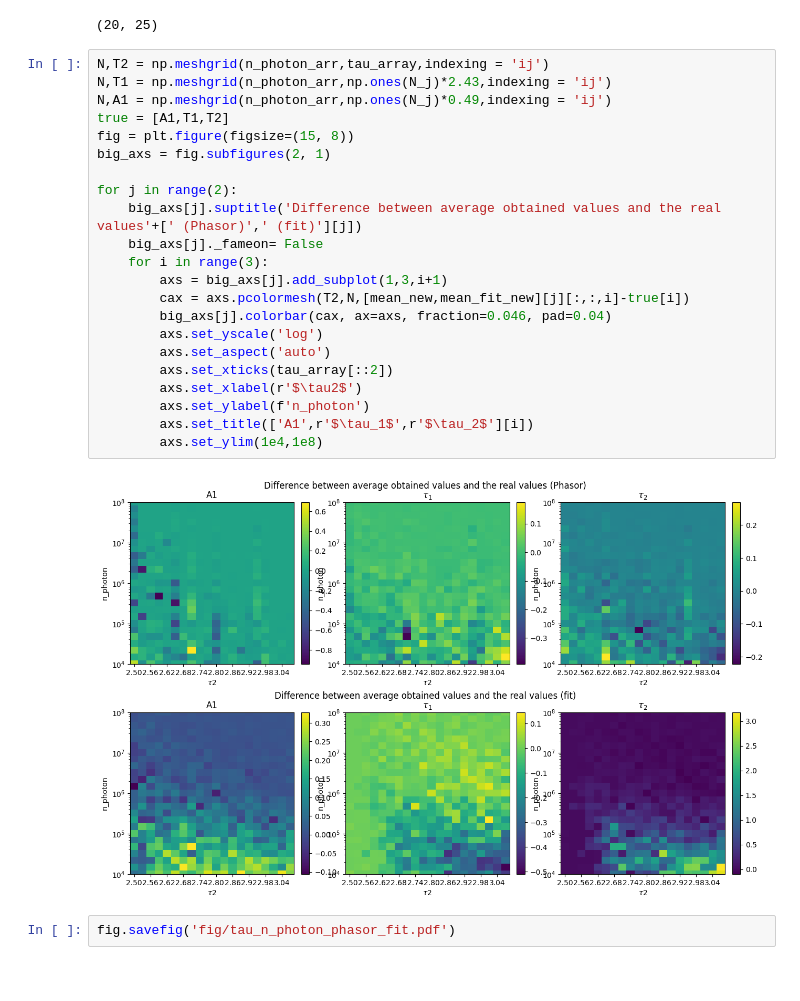
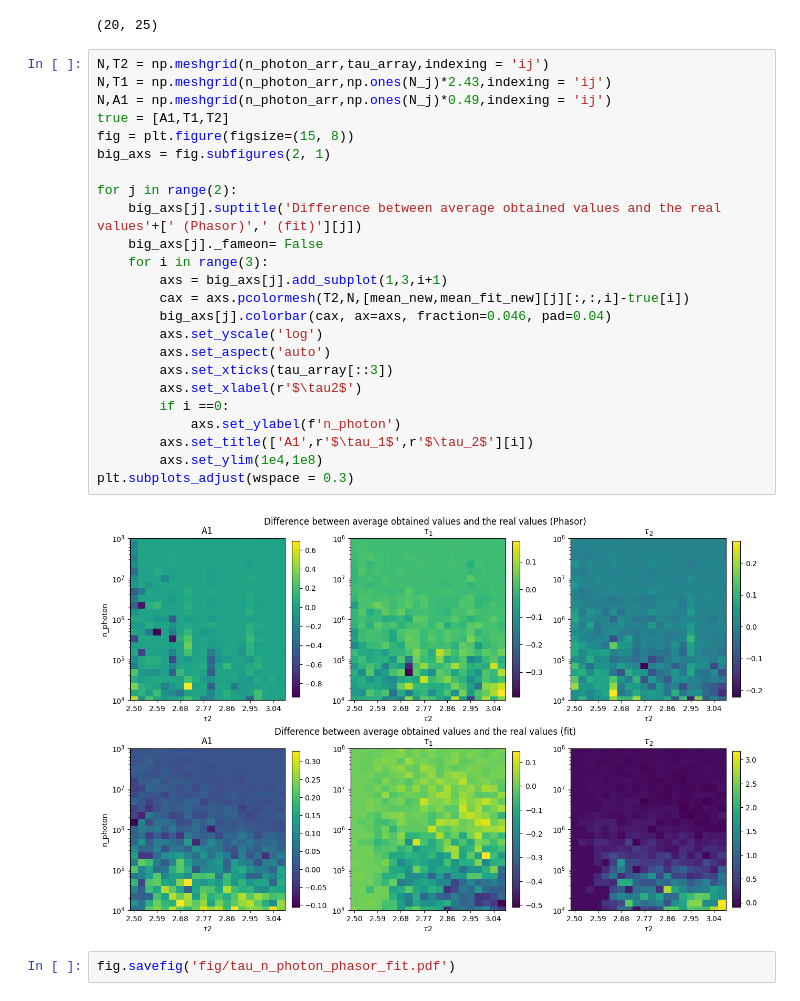
Before and after one commit to ngcnpeter/Y3_Group_Project_2B, a Jupyter notebook: TCSPC-simulation/Comparing by critical lifetime ratio (PHASOR part) (1).ipynb, the cells around one changed output. Saved outputs shown, nothing was run; the diff lists cells and outputs as text.

Commit message:
tau_separation new plots

```diff
--- a/TCSPC-simulation/Comparing by critical lifetime ratio (PHASOR part) (1).ipynb
+++ b/TCSPC-simulation/Comparing by critical lifetime ratio (PHASOR part) (1).ipynb
@@ -148,27 +148,29 @@ T2.shape
 # %%
 N,T2 = np.meshgrid(n_photon_arr,tau_array,indexing = 'ij')
 N,T1 = np.meshgrid(n_photon_arr,np.ones(N_j)*2.43,indexing = 'ij')
 N,A1 = np.meshgrid(n_photon_arr,np.ones(N_j)*0.49,indexing = 'ij')
 true = [A1,T1,T2]
 fig = plt.figure(figsize=(15, 8))
 big_axs = fig.subfigures(2, 1)
 
 for j in range(2):
     big_axs[j].suptitle('Difference between average obtained values and the real values'+[' (Phasor)',' (fit)'][j])
     big_axs[j]._fameon= False
     for i in range(3):
         axs = big_axs[j].add_subplot(1,3,i+1)
         cax = axs.pcolormesh(T2,N,[mean_new,mean_fit_new][j][:,:,i]-true[i])
         big_axs[j].colorbar(cax, ax=axs, fraction=0.046, pad=0.04)
         axs.set_yscale('log')
         axs.set_aspect('auto')
-        axs.set_xticks(tau_array[::2])
+        axs.set_xticks(tau_array[::3])
         axs.set_xlabel(r'$\tau2$')
-        axs.set_ylabel(f'n_photon')
+        if i ==0:
+            axs.set_ylabel(f'n_photon')
         axs.set_title(['A1',r'$\tau_1$',r'$\tau_2$'][i])
         axs.set_ylim(1e4,1e8)
+plt.subplots_adjust(wspace = 0.3)
 # %% [output]
-[figure, old version]
+[figure, new version]
 # %%
 fig.savefig('fig/tau_n_photon_phasor_fit.pdf')
 # %%
```
Also changed, not shown: 2 other files.
